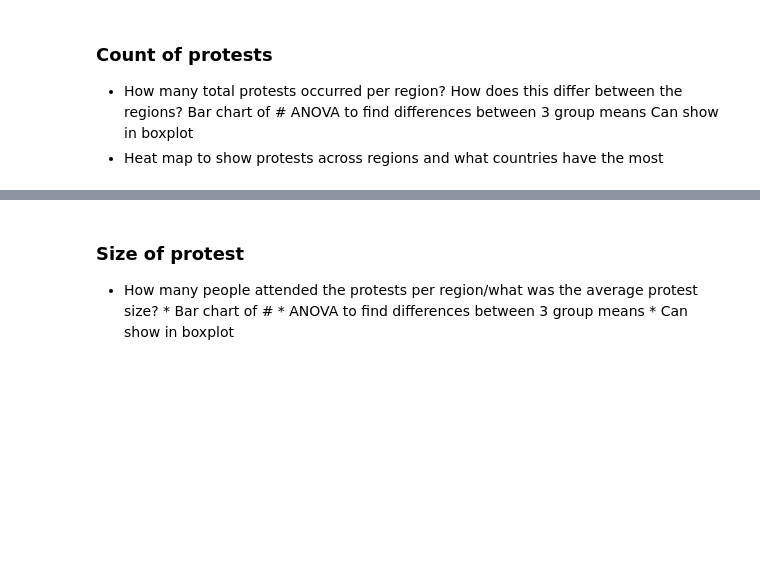
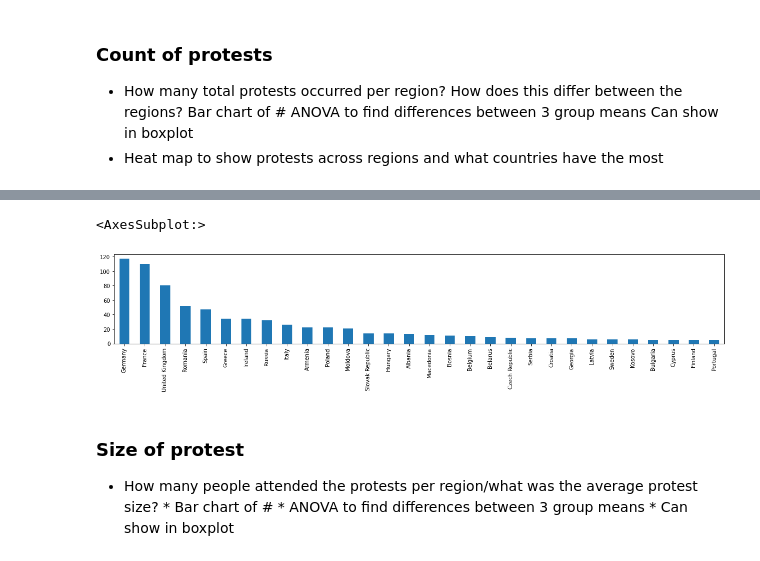
Before and after one commit to jeosqueri/Protest-Happiness-Analysis, a Jupyter notebook: Protest_For_Happiness_Project.ipynb, the cells around one changed output, grey strips where cells are left out. Drawn from its saved outputs; the diff is of its cells as text; code cells hidden in the pictures; blank space fills up the shorter version.

```diff
--- a/Protest_For_Happiness_Project.ipynb
+++ b/Protest_For_Happiness_Project.ipynb
@@ -61,0 +74,4 @@ Protest_Data.head()
+# %%
+europe = Protest_Data.loc[Protest_Data['region']== 'Europe']
+europe_count = europe['country'].value_counts()
+europe_count
@@ -62,3 +96,8 @@ Protest_Data.head()
+# %%
+europe_count.plot(kind='bar', figsize=(20,3))
+# %% [output]
+<AxesSubplot:>
+[figure, added]
 # %% [markdown]
 ### Size of protest
 * How many people attended the protests per region/what was the average protest size?
```
Also changed, not shown: parts of 22 cells of this notebook.
